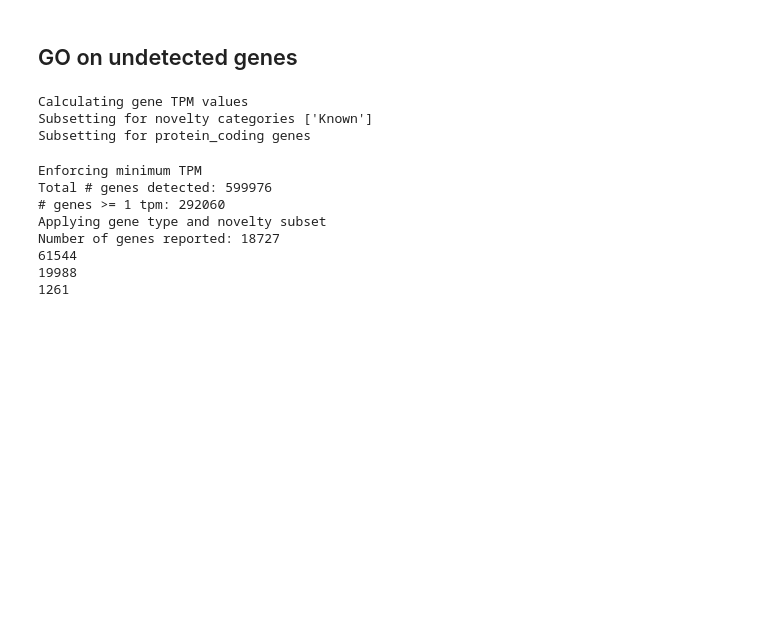
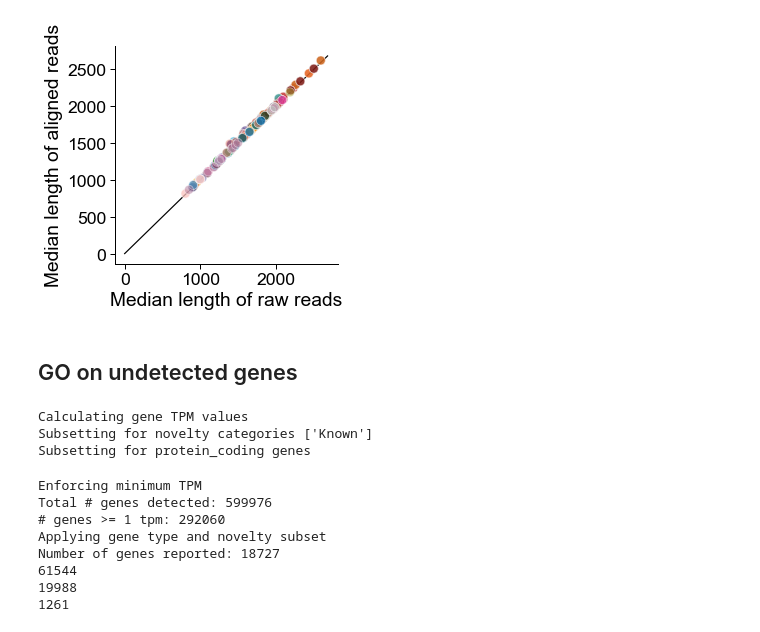
Before and after one commit to fairliereese/rnawg, a Jupyter notebook: figures/fig_s2_overview/fig_s2.ipynb, the cells around one changed output. Saved outputs shown, nothing was run; the diff lists cells and outputs as text; code cells hidden in the pictures; blank space fills up the shorter version.

```diff
--- a/figures/fig_s2_overview/fig_s2.ipynb
+++ b/figures/fig_s2_overview/fig_s2.ipynb
@@ -38,3 +82,33 @@ mouse_ver = 'vM25_cerberus'
+# %%
+primary_median = pd.merge(bam_reads[[('primary', 'median')]], fastq_reads[['median']], left_index=True, right_index=True)
+primary_median.columns = ['primary_read_median', 'fastq_read_median']
+primary_median.reset_index(inplace=True)
+df = primary_median.copy(deep=True)
+df['ENCODE_experiment_id'] = df['index'].str.split('_', expand=True)[0]
+
+
+# add sample information
+meta = pd.read_csv(lib_meta, sep='\t')
+meta = meta[['ENCODE_experiment_id', 'sample']]
+df = df.merge(meta, on='ENCODE_experiment_id')
+# %%
+plt.figure(figsize=(4,4))
+ax = sns.scatterplot(df, x='fastq_read_median', y='primary_read_median',
+                     hue='sample', palette=c_dict, alpha=0.5, s=80)
+xmin, xmax = ax.get_xlim()
+ymin, ymax = ax.get_ylim()
+_ = ax.plot([0,xmax], [0,xmax], color='k', zorder=0)
+ax.get_legend().remove()
+ax.spines['right'].set_visible(False)
+ax.spines['top'].set_visible(False)
+xlabel = 'Median length of raw reads'
+ylabel = 'Median length of aligned reads'
+_ = ax.set(xlabel=xlabel, ylabel=ylabel)
+
+fname = 'figures/raw_vs_aligned_read_median_lengths.pdf'
+plt.savefig(fname, dpi=700, bbox_inches='tight')
+# %% [output]
+[figure, added]
 # %% [markdown]
 ## GO on undetected genes
 # %%
```
Also changed, not shown: parts of 5 cells of this notebook.
